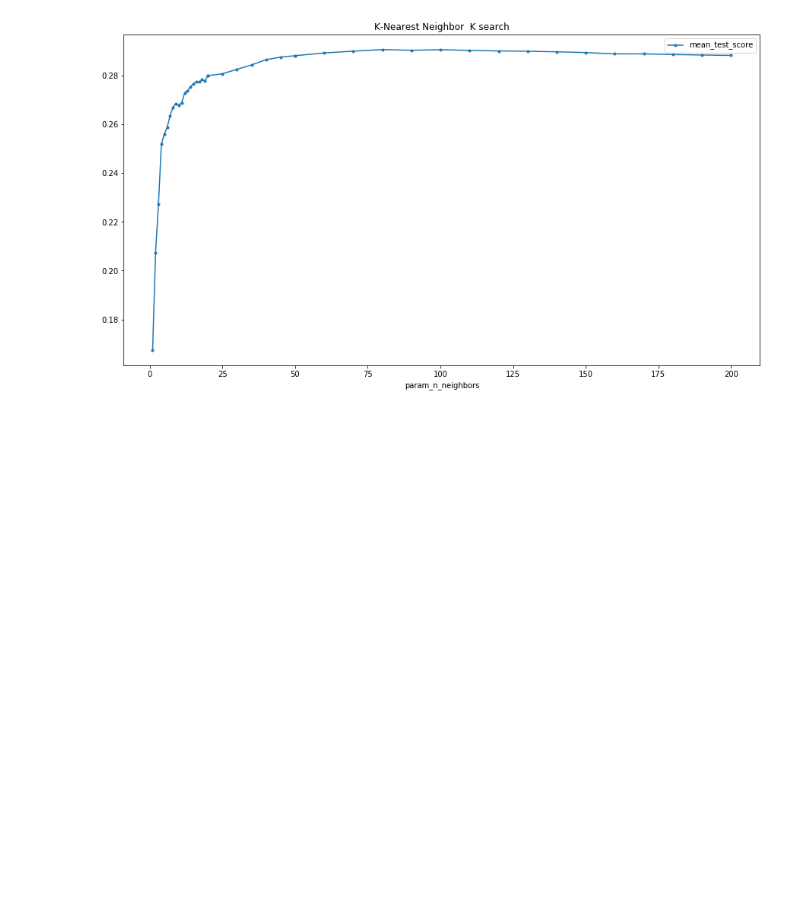
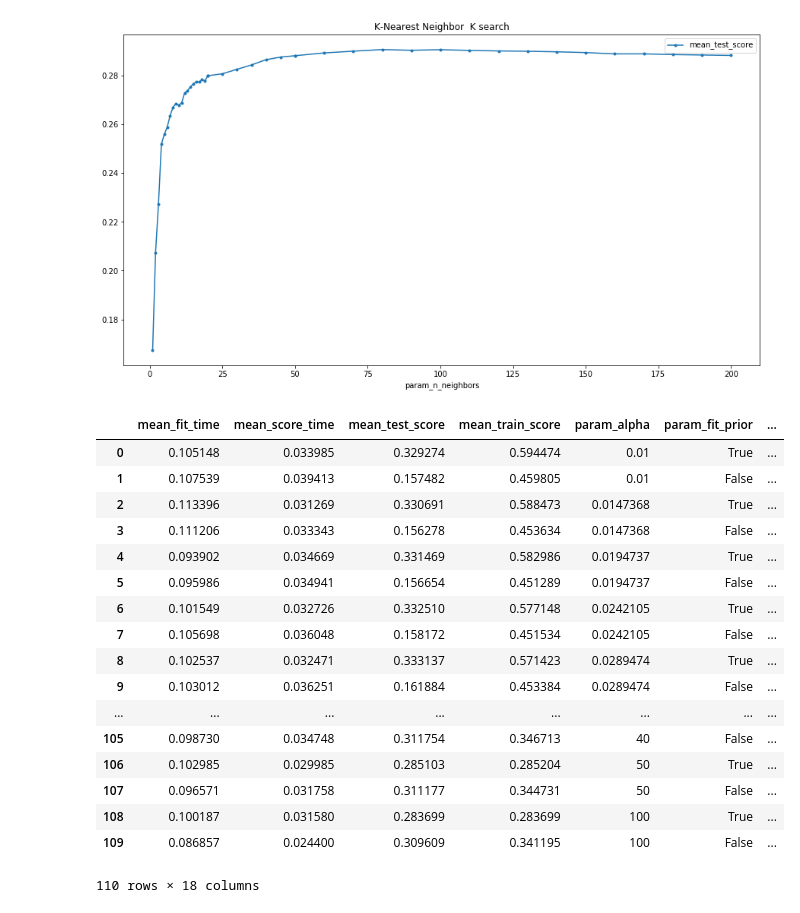
Before and after one commit to bensi94/Classifying-character-sentences-from-the-Simpsons, a Jupyter notebook: Grid search trials.ipynb, the cells around one changed output. Drawn from its saved outputs; the diff is of its cells as text; code cells hidden in the pictures; blank space fills up the shorter version.

```diff
--- a/Grid search trials.ipynb
+++ b/Grid search trials.ipynb
@@ -279,3 +291,25 @@ plot_grid_search(grid_search_dict['lr_grid'], 'Logistic Regression C search', 'p
 plot_grid_search(grid_search_dict['knn_grid'], 'K-Nearest Neighbor  K search', 'param_n_neighbors')
 # %% [output]
 [figure]
+# %%
+grid_df = pd.DataFrame(grid_search_dict['nb_grid'].cv_results_)
+grid_df
+# %% [output]
+|  | mean_fit_time | mean_score_time | mean_test_score | mean_train_score | param_alpha | param_fit_prior | ... |
+| 0 | 0.105148 | 0.033985 | 0.329274 | 0.594474 | 0.01 | True | ... |
+| 1 | 0.107539 | 0.039413 | 0.157482 | 0.459805 | 0.01 | False | ... |
+| 2 | 0.113396 | 0.031269 | 0.330691 | 0.588473 | 0.0147368 | True | ... |
+| 3 | 0.111206 | 0.033343 | 0.156278 | 0.453634 | 0.0147368 | False | ... |
+| 4 | 0.093902 | 0.034669 | 0.331469 | 0.582986 | 0.0194737 | True | ... |
+| 5 | 0.095986 | 0.034941 | 0.156654 | 0.451289 | 0.0194737 | False | ... |
+| 6 | 0.101549 | 0.032726 | 0.332510 | 0.577148 | 0.0242105 | True | ... |
+| 7 | 0.105698 | 0.036048 | 0.158172 | 0.451534 | 0.0242105 | False | ... |
+| 8 | 0.102537 | 0.032471 | 0.333137 | 0.571423 | 0.0289474 | True | ... |
+| 9 | 0.103012 | 0.036251 | 0.161884 | 0.453384 | 0.0289474 | False | ... |
+| ... | ... | ... | ... | ... | ... | ... | ... |
+| 105 | 0.098730 | 0.034748 | 0.311754 | 0.346713 | 40 | False | ... |
+| 106 | 0.102985 | 0.029985 | 0.285103 | 0.285204 | 50 | True | ... |
+| 107 | 0.096571 | 0.031758 | 0.311177 | 0.344731 | 50 | False | ... |
+| 108 | 0.100187 | 0.031580 | 0.283699 | 0.283699 | 100 | True | ... |
+| 109 | 0.086857 | 0.024400 | 0.309609 | 0.341195 | 100 | False | ... |
+110 rows × 18 columns
```
Also changed, not shown: parts of 3 cells of this notebook.
